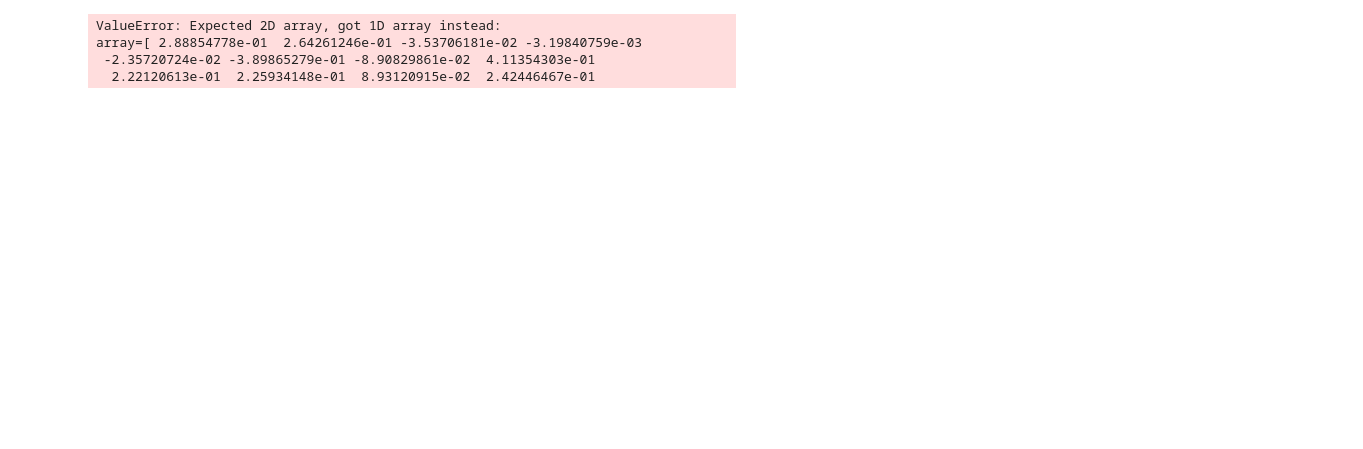
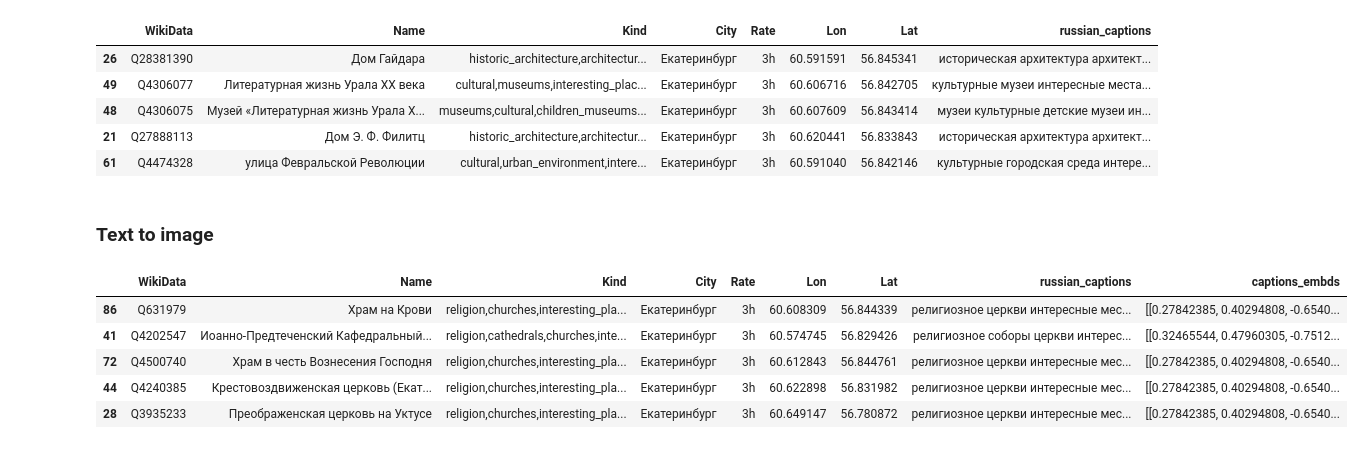
Before and after one commit to WocherZ/nto-axiom, a Jupyter notebook: models/model_test.ipynb, the cells around one changed output. Cells and saved outputs as stored; diff of their text form; code cells hidden in the pictures; blank space fills up the shorter version.

Commit message:
changed models

```diff
--- a/models/model_test.ipynb
+++ b/models/model_test.ipynb
@@ -68,8 +75,13 @@ top_images = model.get_top_N_images_(query_image, EKB_img, EKB_places, search_cr
 top_images
 
 data  = getData(top_images,EKB_places)
+data.head()
 # %% [output]
-ValueError: Expected 2D array, got 1D array instead:
-array=[ 2.88854778e-01  2.64261246e-01 -3.53706181e-02 -3.19840759e-03
- -2.35720724e-02 -3.89865279e-01 -8.90829861e-02  4.11354303e-01
-  2.22120613e-01  2.25934148e-01  8.93120915e-02  2.42446467e-01
+|  | WikiData | Name | Kind | City | Rate | Lon | Lat | russian_captions |
+| 26 | Q28381390 | Дом Гайдара | historic_architecture,architectur... | Екатеринбург | 3h | 60.591591 | 56.845341 | историческая архитектура архитект... |
+| 49 | Q4306077 | Литературная жизнь Урала XX века | cultural,museums,interesting_plac... | Екатеринбург | 3h | 60.606716 | 56.842705 | культурные музеи интересные места... |
+| 48 | Q4306075 | Музей «Литературная жизнь Урала X... | museums,cultural,children_museums... | Екатеринбург | 3h | 60.607609 | 56.843414 | музеи культурные детские музеи ин... |
+| 21 | Q27888113 | Дом Э. Ф. Филитц | historic_architecture,architectur... | Екатеринбург | 3h | 60.620441 | 56.833843 | историческая архитектура архитект... |
+| 61 | Q4474328 | улица Февральской Революции | cultural,urban_environment,intere... | Екатеринбург | 3h | 60.591040 | 56.842146 | культурные городская среда интере... |
+# %% [markdown]
+### Text to image
@@ -75,0 +95,20 @@ array=[ 2.88854778e-01  2.64261246e-01 -3.53706181e-02 -3.19840759e-03
+# %%
+EKB_img = pd.read_csv("data/EKB_images.csv")
+EKB_places = pd.read_csv("data/EKB_places_pure.csv")
+# %%
+templates = ['{}', 'это {}', 'на картинке {}']
+model = RuClipTopK("cuda", 10, templates)
+images = [Image.open(io.BytesIO(base64.b64decode(i))) for i in EKB_img["image"]]
+EKB_img["image"] = images
+EKB_img = model.get_total_embds_(EKB_img, EKB_places, "image", "russian_captions")
+# %%
+top_images = model.get_top_N_images_("церкви", EKB_img)
+data = getData(top_images, EKB_places)
+data.head()
+# %% [output]
+|  | WikiData | Name | Kind | City | Rate | Lon | Lat | russian_captions | captions_embds |
+| 86 | Q631979 | Храм на Крови | religion,churches,interesting_pla... | Екатеринбург | 3h | 60.608309 | 56.844339 | религиозное церкви интересные мес... | [[0.27842385, 0.40294808, -0.6540... |
+| 41 | Q4202547 | Иоанно-Предтеченский Кафедральный... | religion,cathedrals,churches,inte... | Екатеринбург | 3h | 60.574745 | 56.829426 | религиозное соборы церкви интерес... | [[0.32465544, 0.47960305, -0.7512... |
+| 72 | Q4500740 | Храм в честь Вознесения Господня | religion,churches,interesting_pla... | Екатеринбург | 3h | 60.612843 | 56.844761 | религиозное церкви интересные мес... | [[0.27842385, 0.40294808, -0.6540... |
+| 44 | Q4240385 | Крестовоздвиженская церковь (Екат... | religion,churches,interesting_pla... | Екатеринбург | 3h | 60.622898 | 56.831982 | религиозное церкви интересные мес... | [[0.27842385, 0.40294808, -0.6540... |
+| 28 | Q3935233 | Преображенская церковь на Уктусе | religion,churches,interesting_pla... | Екатеринбург | 3h | 60.649147 | 56.780872 | религиозное церкви интересные мес... | [[0.27842385, 0.40294808, -0.6540... |
```
Also changed, not shown: parts of 4 cells of this notebook, 3 other files.
